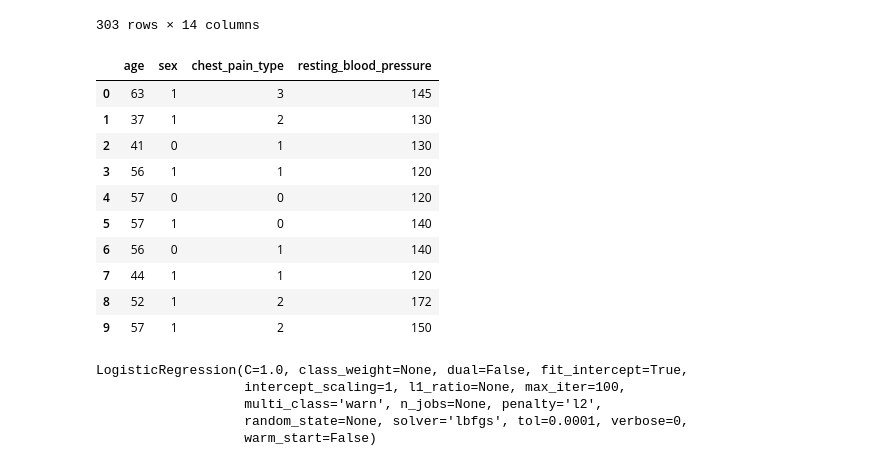
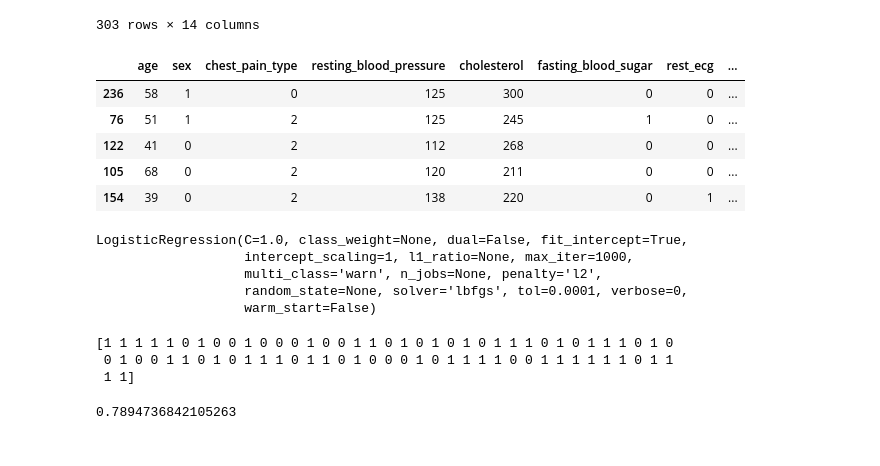
Before and after one commit to judyssc/MachineLearning, a Jupyter notebook: Logistic Regression-xiaolin&guoan.ipynb, the cells around one changed output. Cells and saved outputs as stored; diff of their text form; code cells hidden in the pictures.

```diff
--- a/Logistic Regression-xiaolin&guoan.ipynb
+++ b/Logistic Regression-xiaolin&guoan.ipynb
@@ -31,32 +31,28 @@ df
 | 301 | 57 | 1 | 0 | 130 | 131 | 0 | 1 | ... |
 | 302 | 57 | 0 | 1 | 130 | 236 | 0 | 0 | ... |
 303 rows × 14 columns
-# %%
-# we are going to use the first four features
-X = df.iloc[:,0:4]
-
-# use 'target' as the target we're trying to predict
-y = df['target']
-X.head(10)
-# %% [output]
-|  | age | sex | chest_pain_type | resting_blood_pressure |
-| 0 | 63 | 1 | 3 | 145 |
-| 1 | 37 | 1 | 2 | 130 |
-| 2 | 41 | 0 | 1 | 130 |
-| 3 | 56 | 1 | 1 | 120 |
-| 4 | 57 | 0 | 0 | 120 |
-| 5 | 57 | 1 | 0 | 140 |
-| 6 | 56 | 0 | 1 | 140 |
-| 7 | 44 | 1 | 1 | 120 |
-| 8 | 52 | 1 | 2 | 172 |
-| 9 | 57 | 1 | 2 | 150 |
+# %%
+from sklearn.linear_model import LogisticRegression
+from sklearn.model_selection import train_test_split
+x = df.iloc[:,0:8]
+y = df['target']
+# %%
+x_train, x_test, y_train, y_test = train_test_split(x, y)
+x_train.head()
+# %% [output]
+|  | age | sex | chest_pain_type | resting_blood_pressure | cholesterol | fasting_blood_sugar | rest_ecg | ... |
+| 236 | 58 | 1 | 0 | 125 | 300 | 0 | 0 | ... |
+| 76 | 51 | 1 | 2 | 125 | 245 | 1 | 0 | ... |
+| 122 | 41 | 0 | 2 | 112 | 268 | 0 | 0 | ... |
+| 105 | 68 | 0 | 2 | 120 | 211 | 0 | 0 | ... |
+| 154 | 39 | 0 | 2 | 138 | 220 | 0 | 1 | ... |
 # %%
 from sklearn.linear_model import LogisticRegression
-logReg = LogisticRegression(solver = 'lbfgs')
-logReg.fit(X, y)
+logReg = LogisticRegression(solver = 'lbfgs',max_iter=1000)
+logReg.fit(x, y)
 # %% [output]
 LogisticRegression(C=1.0, class_weight=None, dual=False, fit_intercept=True,
-                   intercept_scaling=1, l1_ratio=None, max_iter=100,
+                   intercept_scaling=1, l1_ratio=None, max_iter=1000,
                    multi_class='warn', n_jobs=None, penalty='l2',
                    random_state=None, solver='lbfgs', tol=0.0001, verbose=0,
                    warm_start=False)
@@ -62,0 +61,12 @@ LogisticRegression(C=1.0, class_weight=None, dual=False, fit_intercept=True,
+# %%
+print(y_pred)
+# %% [output]
+[1 1 1 1 1 0 1 0 0 1 0 0 0 1 0 0 1 1 0 1 0 1 0 1 0 1 1 1 0 1 0 1 1 1 0 1 0
+ 0 1 0 0 1 1 0 1 0 1 1 1 0 1 1 0 1 0 0 0 1 0 1 1 1 1 0 0 1 1 1 1 1 1 0 1 1
+ 1 1]
+# %%
+from sklearn.metrics import accuracy_score
+
+print(accuracy_score(y_test, y_pred))
+# %% [output]
+0.7894736842105263
```
Also changed, not shown: parts of 1 cell of this notebook.
